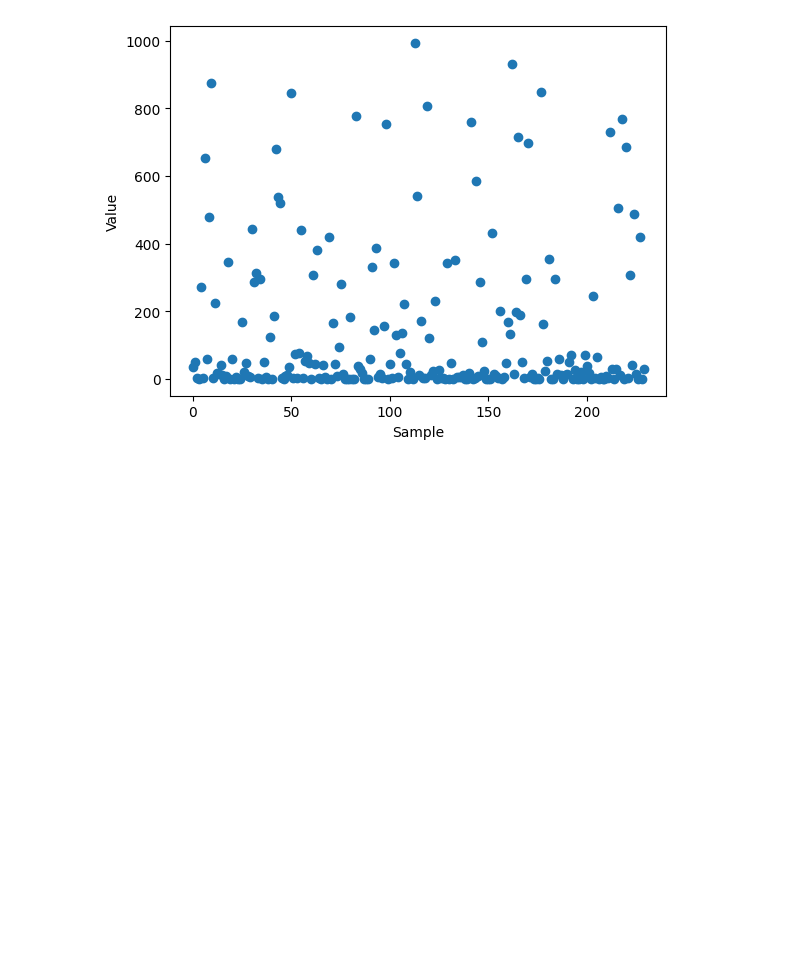
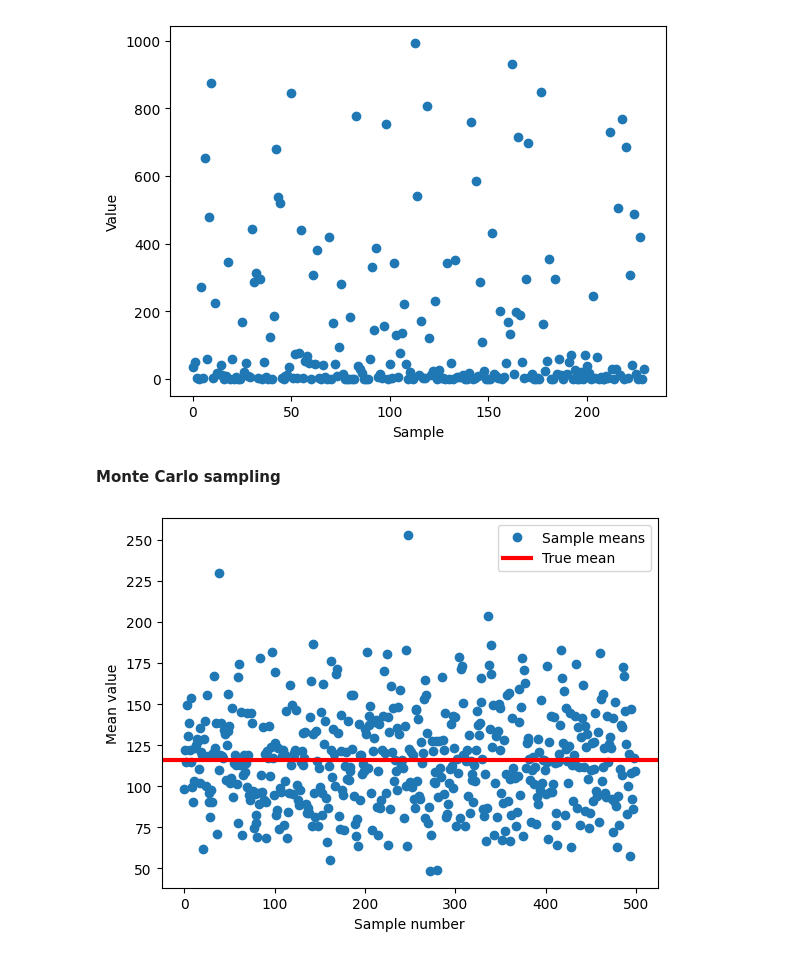
Before and after one commit to aiphae/python-scientific, a Jupyter notebook: project-2/project-2.ipynb, the cells around one changed output. Cells and saved outputs as stored; diff of their text form; code cells hidden in the pictures; blank space fills up the shorter version.

```diff
--- a/project-2/project-2.ipynb
+++ b/project-2/project-2.ipynb
@@ -23,3 +25,30 @@ plt.ylabel('Value')
 plt.show()
 # %% [output]
 [figure]
+# %% [markdown]
+**Monte Carlo sampling**
+# %%
+def make_sample():
+    means = []
+    for i in range(sample_amount):
+        random_sample = numpy.random.choice(population, size=sample_size)
+        means.append(numpy.mean(random_sample))
+
+    return means
+
+sample_size = 50
+sample_amount = 500
+
+means = make_sample()
+true_mean = numpy.mean(means)
+
+plt.plot(means, 'o', label='Sample means')
+plt.axhline(true_mean, color='r', linewidth=3, label='True mean')
+
+plt.xlabel('Sample number')
+plt.ylabel('Mean value')
+
+plt.legend()
+plt.show()
+# %% [output]
+[figure, added]
```
Also changed, not shown: parts of 3 cells of this notebook.
